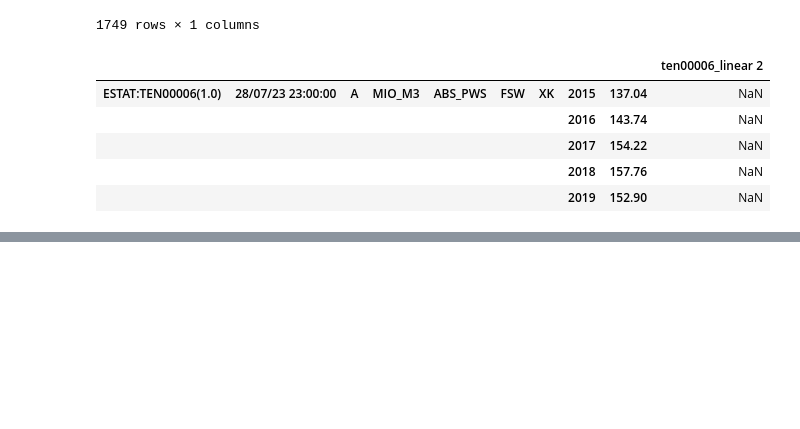
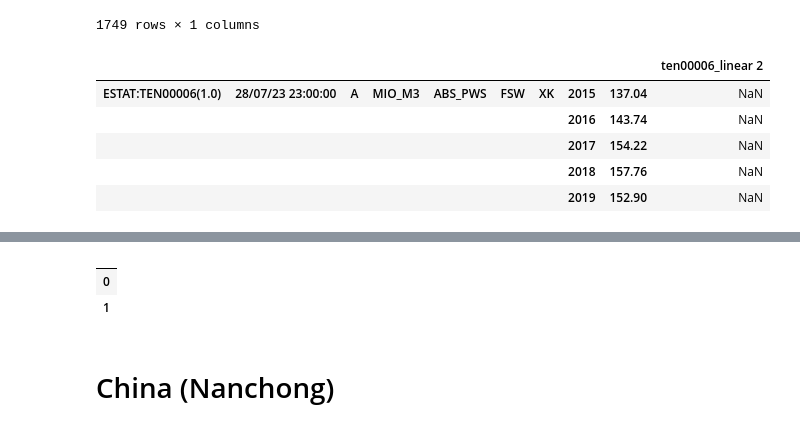
Before and after one commit to ElnazSaeidi/capstone-project-AEJS, a Jupyter notebook: Jessica_EDA_Kaggle_Data.ipynb, the cells around one changed output, grey strips where cells are left out. Cells and saved outputs as stored; diff of their text form; code cells hidden in the pictures; blank space fills up the shorter version.

```diff
--- a/Jessica_EDA_Kaggle_Data.ipynb
+++ b/Jessica_EDA_Kaggle_Data.ipynb
@@ -490,0 +629,18 @@ water_abstr.tail()
+# %%
+# Normalize the JSON data
+pen_norm= pd.json_normalize(weather_pen)
+pen_norm
+
+# weather_pen = pd.json_normalize(
+#     MSY,
+#     record_path='data',
+#     meta=['meta', 'generated'],
+#     sep='_',
+#     errors='ignore'
+# )
+# %% [output]
+|  |
+| 0 |
+| 1 |
+# %% [markdown]
+# China (Nanchong)
```
Also changed, not shown: parts of 13 cells of this notebook.
